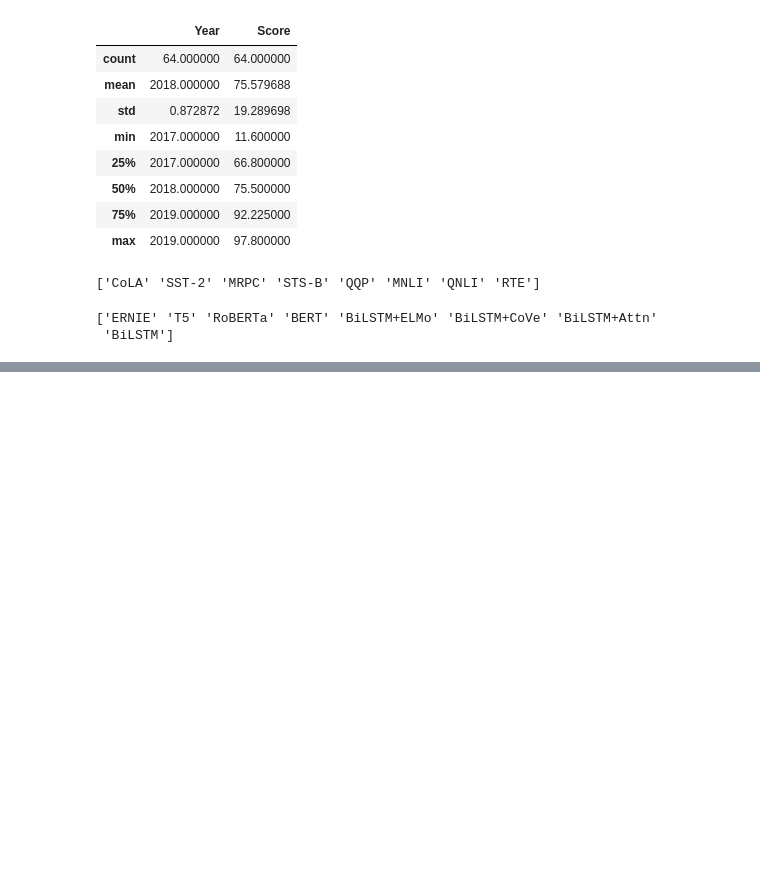
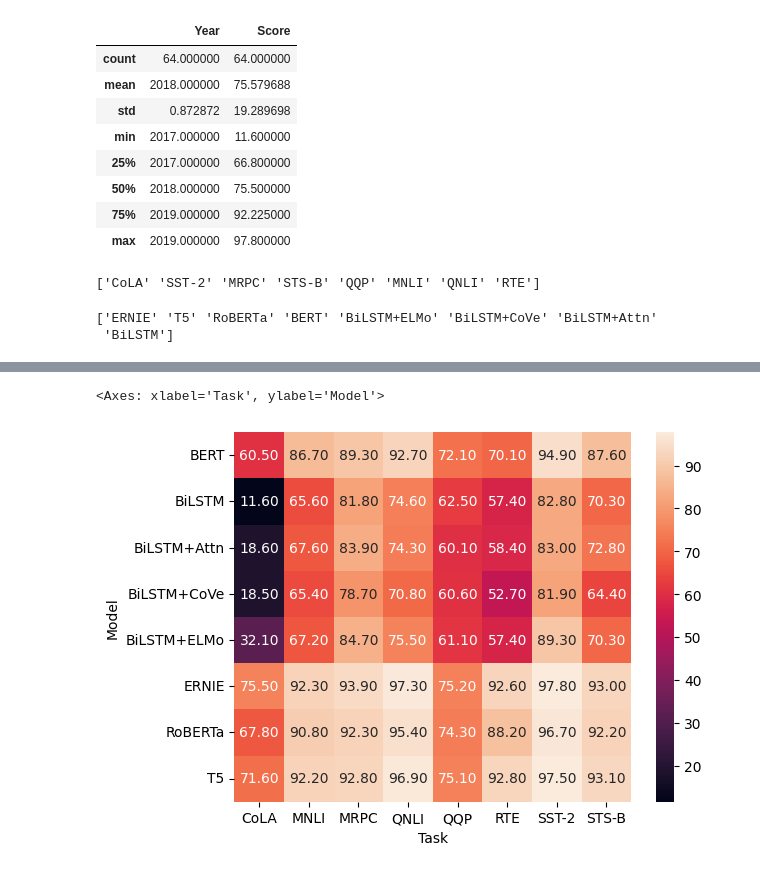
Before and after one commit to anumit-web/Seaborn-tutorial-4, a Jupyter notebook: Seaborn_test_4_2.ipynb, the cells around one changed output, grey strips where cells are left out. Saved outputs shown, nothing was run; the diff lists cells and outputs as text; code cells hidden in the pictures; blank space fills up the shorter version.

```diff
--- a/Seaborn_test_4_2.ipynb
+++ b/Seaborn_test_4_2.ipynb
@@ -101,0 +112,5 @@ print(glue_original['Model'].unique())
+# %%
+sns.heatmap(glue, annot=True, fmt=".2f")
+# %% [output]
+<Axes: xlabel='Task', ylabel='Model'>
+[figure, added]
```
Also changed, not shown: parts of 3 cells of this notebook.
